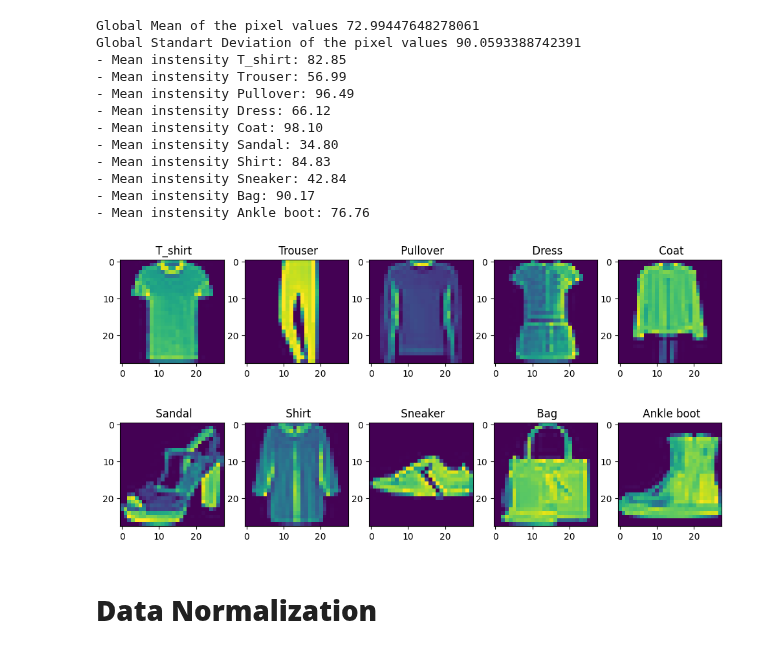
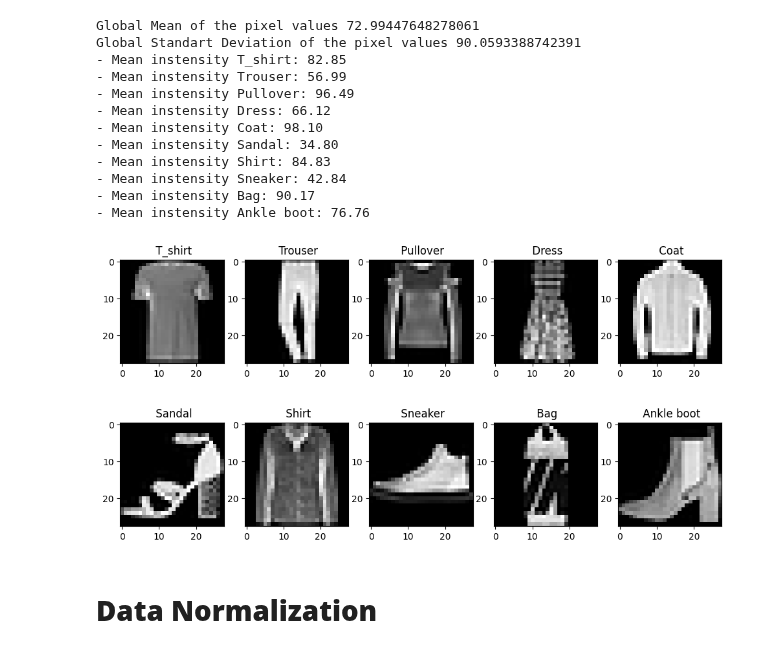
Before and after one commit to kacmazozan/Fashion_mnist_Dataset_ML, a Jupyter notebook: CS412-HW1-ozankacmaz.ipynb, the cells around one changed output. Cells and saved outputs as stored; diff of their text form; code cells hidden in the pictures.

```diff
--- a/CS412-HW1-ozankacmaz.ipynb
+++ b/CS412-HW1-ozankacmaz.ipynb
@@ -94,14 +94,14 @@ Global Standart Deviation of the pixel values 90.0593388742391
 # %%
 fig, axes = plt.subplots(2, 5, figsize=(12, 6))
 axes = axes.flatten()
 for i in range(10):
     index_of_all_images = np.where(y_train_full == i)
     random_index = np.random.choice(index_of_all_images[0])
 
-    axes[i].imshow(x_train_full[random_index])
+    axes[i].imshow(x_train_full[random_index],cmap="grey")
     axes[i].set_title(f" {class_names[y_train_full[random_index]]}")
 # %% [output]
-[figure, old version]
+[figure, new version]
 # %% [markdown]
 <h1><b>Data Normalization</b></h1>
 # %%
```
Also changed, not shown: parts of 3 cells of this notebook.
